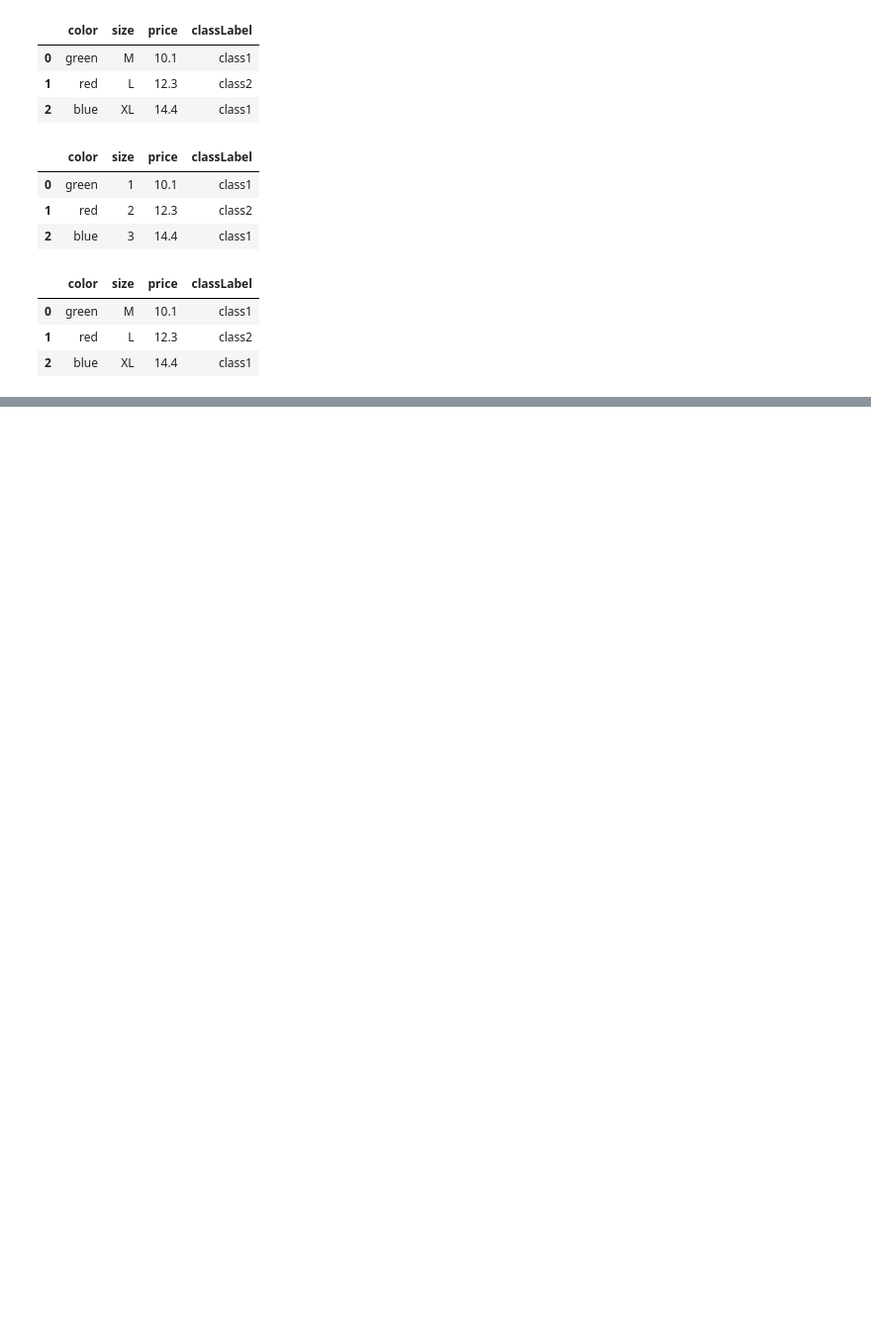
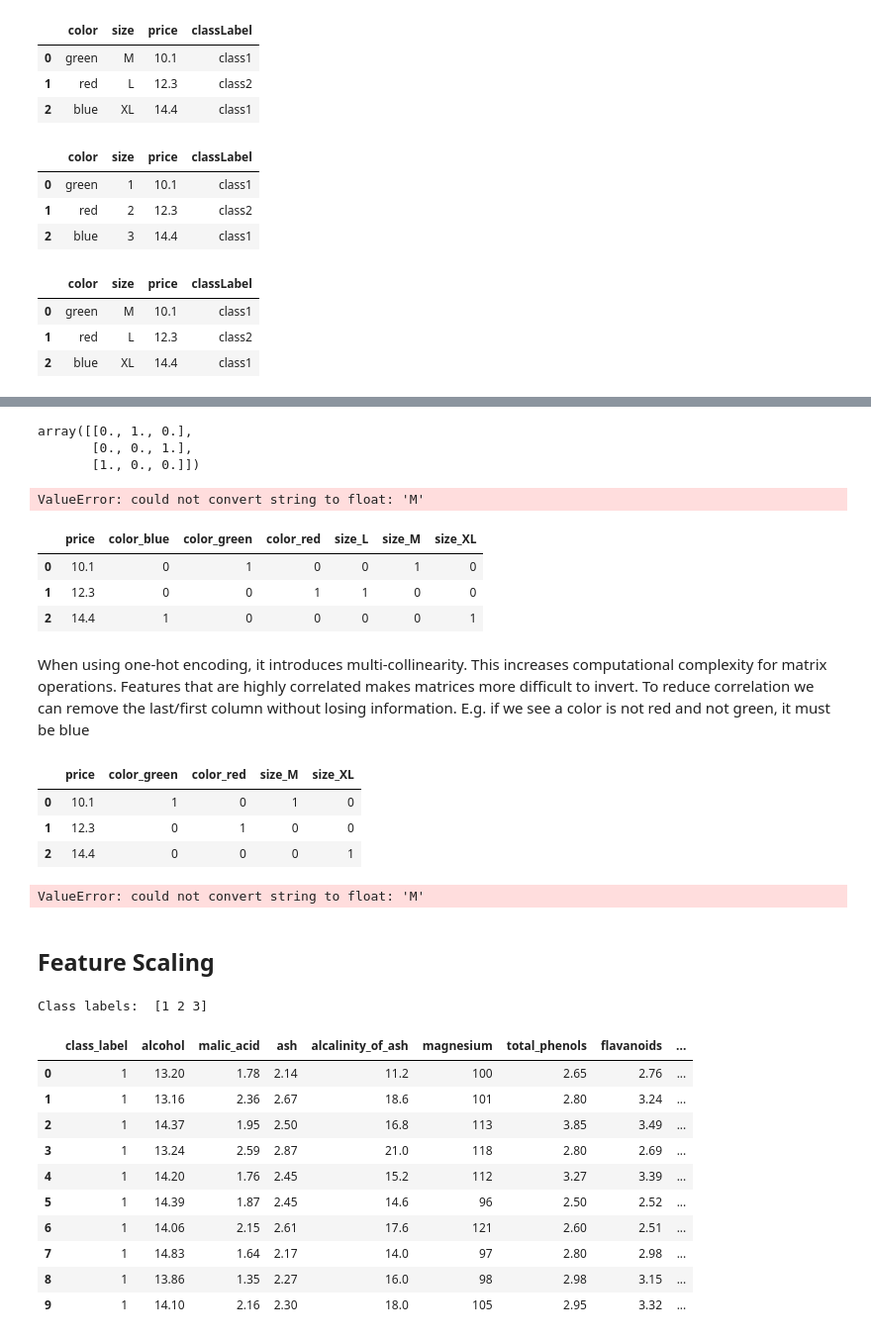
Before and after one commit to eirikbaekkelund/machine_learning_pytorch, a Jupyter notebook: ch4_data_preprocessing/ch04.ipynb, the cells around one changed output, grey strips where cells are left out. Shown at 99% size. Drawn from its saved outputs; the diff is of its cells as text; code cells hidden in the pictures; blank space fills up the shorter version.

```diff
--- a/ch4_data_preprocessing/ch04.ipynb
+++ b/ch4_data_preprocessing/ch04.ipynb
@@ -119,0 +172,75 @@ df
+# %%
+from sklearn.preprocessing import OneHotEncoder
+
+X = df[['color', 'size', 'price']].values
+color_ohe = OneHotEncoder()
+color_ohe.fit_transform(X[:,0].reshape(-1,1)).toarray()
+# %% [output]
+array([[0., 1., 0.],
+       [0., 0., 1.],
+       [1., 0., 0.]])
+# %%
+from sklearn.compose import ColumnTransformer
+# if we want selectively transform columsn in a multi-feature array, we can use the ColumnTransformer, which accepts a list of (name, transofrmer, column(s) tuples as follows)
+X = df[['color', 'size', 'price']].values
+col_transformer = ColumnTransformer([
+    ('onehot', OneHotEncoder(), [0]), # tuple of transformer type, class, and column index
+    ('nothing', 'passthrough', [1,2]) #columns to leave untouched by index & passthrough argument
+])
+col_transformer.fit_transform(X).astype(float)
+# %% [output]
+ValueError: could not convert string to float: 'M'
+# %%
+# integrated pandas method for one-hot encoding
+
+pd.get_dummies(df[['color', 'size', 'price']])
+# %% [output]
+|  | price | color_blue | color_green | color_red | size_L | size_M | size_XL |
+| 0 | 10.1 | 0 | 1 | 0 | 0 | 1 | 0 |
+| 1 | 12.3 | 0 | 0 | 1 | 1 | 0 | 0 |
+| 2 | 14.4 | 1 | 0 | 0 | 0 | 0 | 1 |
+# %% [markdown]
+When using one-hot encoding, it introduces multi-collinearity. This increases computational complexity for matrix operations. Features that are highly correlated makes matrices more difficult to invert. To reduce correlation we can remove the last/first column without losing information. E.g. if we see a color is not red and not green, it must be blue
+# %%
+# we can drop the first column by passing a True argument to the drop_first parameter
+
+pd.get_dummies(df[['color', 'size', 'price']], drop_first=True)
+# %% [output]
+|  | price | color_green | color_red | size_M | size_XL |
+| 0 | 10.1 | 1 | 0 | 1 | 0 |
+| 1 | 12.3 | 0 | 1 | 0 | 0 |
+| 2 | 14.4 | 0 | 0 | 0 | 1 |
+# %%
+# drop a redundant column via the OneHotEncoder
+
+color_ohe = OneHotEncoder(categories='auto', drop='first')
+col_transformer = ColumnTransformer([
+    ('onehot', color_ohe, [0]),
+    ('nothing', 'passthrough', [1,2])
+])
+col_transformer.fit_transform(X).astype(float)
+# %% [output]
+ValueError: could not convert string to float: 'M'
+# %% [markdown]
+## Feature Scaling
+# %%
+# load dataset
+df_wine = pd.read_csv('https://archive.ics.uci.edu/ml/machine-learning-databases/wine/wine.data')
+df_wine.columns = ['class_label', 'alcohol', 'malic_acid', 'ash', 'alcalinity_of_ash', 'magnesium',
+                   'total_phenols', 'flavanoids', 'nonflavanoid_phenols', 'proanthocyanins',
+                   'color_intensity', 'hue', 'OD280/OD315_of_diluted_wines', 'proline']
+print('Class labels: ', np.unique(df_wine.class_label))
+df_wine.head(10)
+# %% [output]
+Class labels:  [1 2 3]
+|  | class_label | alcohol | malic_acid | ash | alcalinity_of_ash | magnesium | total_phenols | flavanoids | ... |
+| 0 | 1 | 13.20 | 1.78 | 2.14 | 11.2 | 100 | 2.65 | 2.76 | ... |
+| 1 | 1 | 13.16 | 2.36 | 2.67 | 18.6 | 101 | 2.80 | 3.24 | ... |
+| 2 | 1 | 14.37 | 1.95 | 2.50 | 16.8 | 113 | 3.85 | 3.49 | ... |
+| 3 | 1 | 13.24 | 2.59 | 2.87 | 21.0 | 118 | 2.80 | 2.69 | ... |
+| 4 | 1 | 14.20 | 1.76 | 2.45 | 15.2 | 112 | 3.27 | 3.39 | ... |
+| 5 | 1 | 14.39 | 1.87 | 2.45 | 14.6 | 96 | 2.50 | 2.52 | ... |
+| 6 | 1 | 14.06 | 2.15 | 2.61 | 17.6 | 121 | 2.60 | 2.51 | ... |
+| 7 | 1 | 14.83 | 1.64 | 2.17 | 14.0 | 97 | 2.80 | 2.98 | ... |
+| 8 | 1 | 13.86 | 1.35 | 2.27 | 16.0 | 98 | 2.98 | 3.15 | ... |
+| 9 | 1 | 14.10 | 2.16 | 2.30 | 18.0 | 105 | 2.95 | 3.32 | ... |
```
Also changed, not shown: parts of 22 cells of this notebook, 1 other file.
